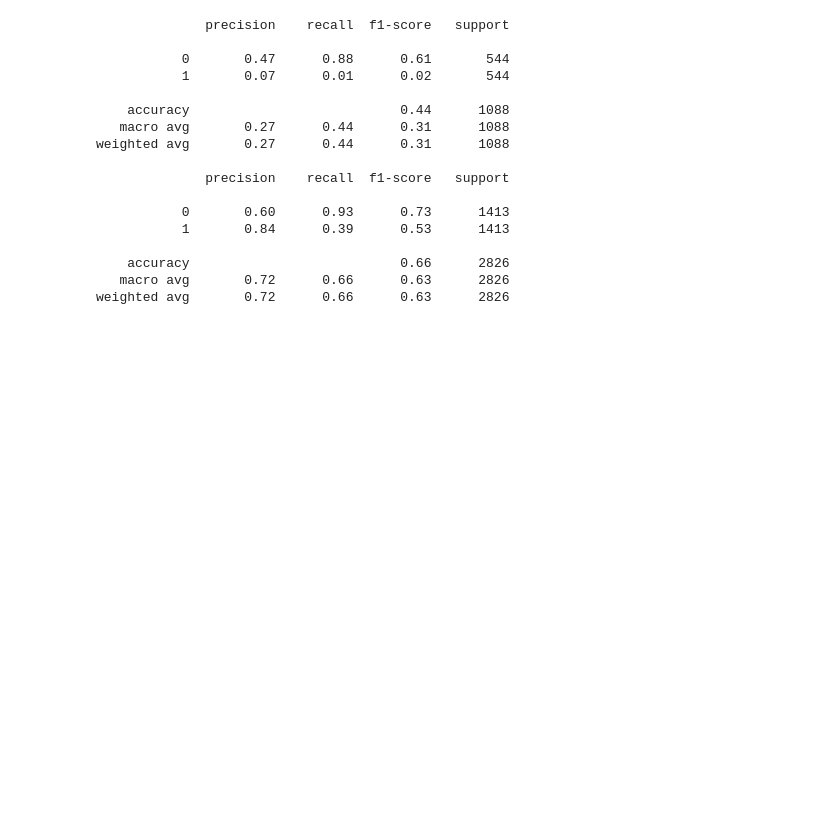
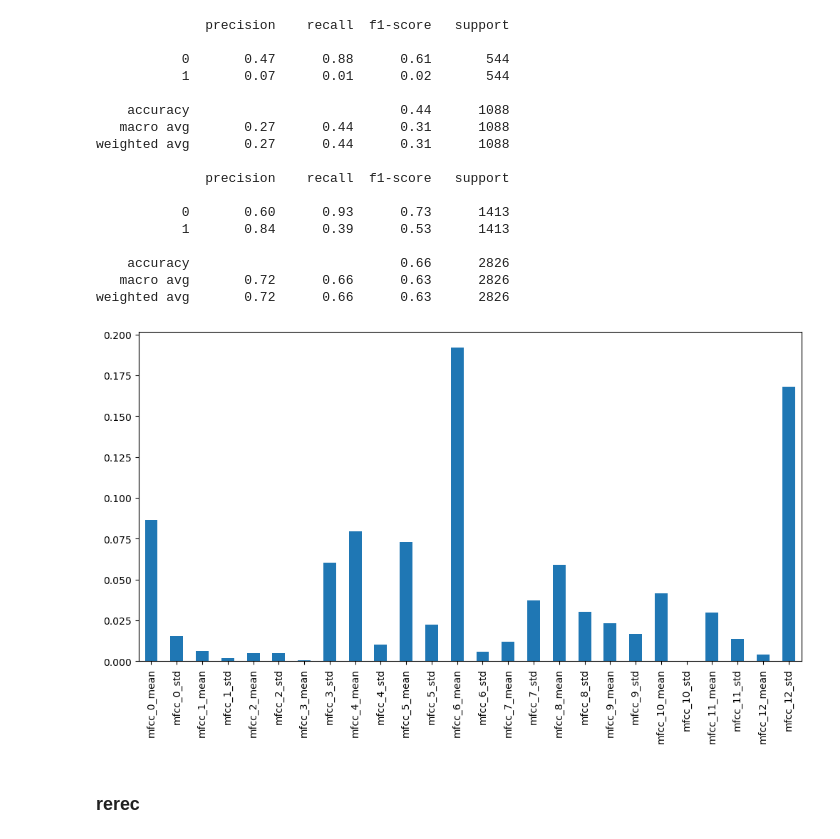
Before and after one commit to kir1ck/AudioDeepfakeDetection_ML, a Jupyter notebook: research.ipynb, the cells around one changed output. Cells and saved outputs as stored; diff of their text form; code cells hidden in the pictures; blank space fills up the shorter version.

```diff
--- a/research.ipynb
+++ b/research.ipynb
@@ -732,4 +739,12 @@ weighted avg       0.27      0.44      0.31      1088
    macro avg       0.72      0.66      0.63      2826
 weighted avg       0.72      0.66      0.63      2826
 # %%
-sec_importances
+sec_importances = sec_rf_clf_mfcc.feature_importances_
+
+sec_mfcc_feature_importances = pd.Series(sec_importances, X_sec_mfcc_train.columns)
+plt.figure(figsize=(12,6))
+sec_mfcc_feature_importances.plot.bar();
+# %% [output]
+[figure, added]
+# %% [markdown]
+### rerec
```
Also changed, not shown: parts of 58 cells of this notebook.
